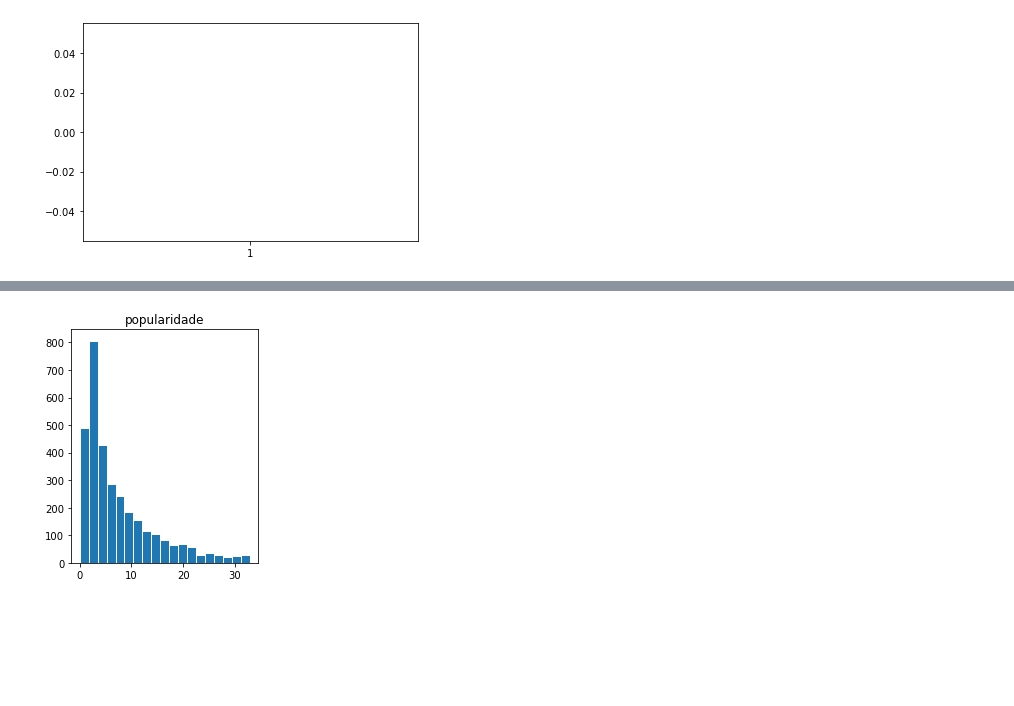
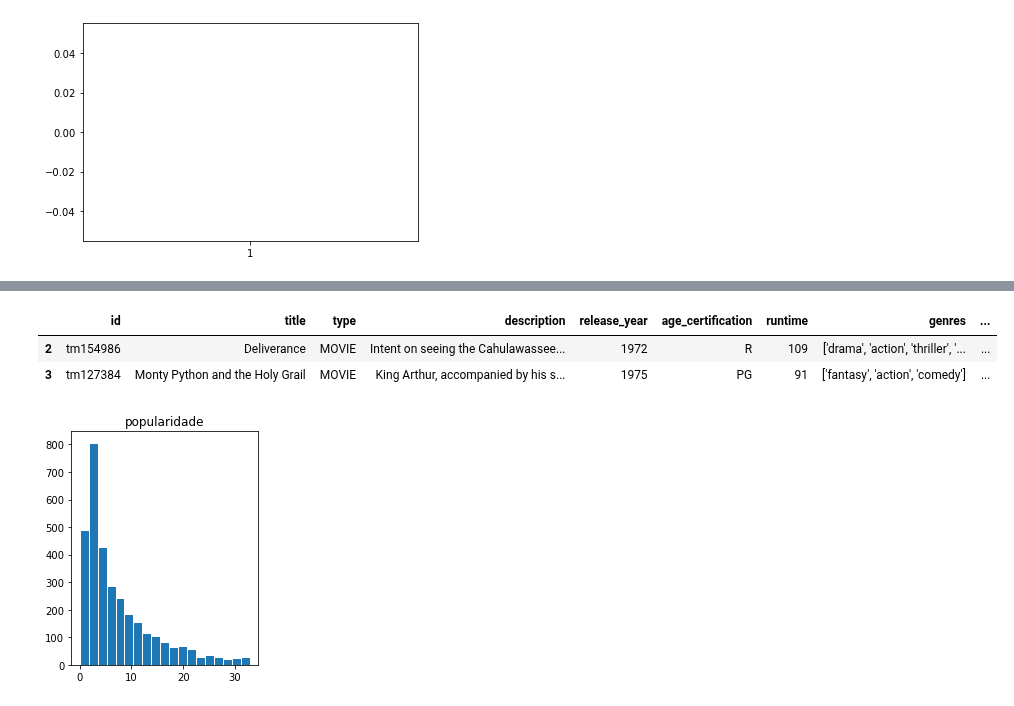
Before and after one commit to insper-classroom/22-2c-cd-p2-grupo_mace_girls, a Jupyter notebook: dados/relatorio.ipynb, the cells around one changed output, grey strips where cells are left out. Saved outputs shown, nothing was run; the diff lists cells and outputs as text; code cells hidden in the pictures; blank space fills up the shorter version.

```diff
--- a/dados/relatorio.ipynb
+++ b/dados/relatorio.ipynb
@@ -88,6 +88,13 @@ filtro.head(5)
 | 4 | tm120801 | The Dirty Dozen | MOVIE | 12 American military prisoners in... | 1967 | NaN | 150 | ['war', 'action'] | ... |
 | 6 | tm70993 | Life of Brian | MOVIE | Brian Cohen is an average young J... | 1979 | R | 94 | ['comedy'] | ... |
 | 7 | tm14873 | Dirty Harry | MOVIE | When a madman dubbed 'Scorpio' te... | 1971 | R | 102 | ['thriller', 'action', 'crime'] | ... |
+# %%
+filtro = filtro.drop(columns=['seasons'])
+filtro.head(2)
+# %% [output]
+|  | id | title | type | description | release_year | age_certification | runtime | genres | ... |
+| 2 | tm154986 | Deliverance | MOVIE | Intent on seeing the Cahulawassee... | 1972 | R | 109 | ['drama', 'action', 'thriller', '... | ... |
+| 3 | tm127384 | Monty Python and the Holy Grail | MOVIE | King Arthur, accompanied by his s... | 1975 | PG | 91 | ['fantasy', 'action', 'comedy'] | ... |
 # %%
 faixa_pop= np.linspace(filtro['tmdb_popularity'].min(), filtro['tmdb_popularity'].max(), 20)
 plt.subplot(121) # Janela gráfica com 2 linhas, 2 colunas e histograma a seguir é colocado na posição 3
```
Also changed, not shown: parts of 15 cells of this notebook.
